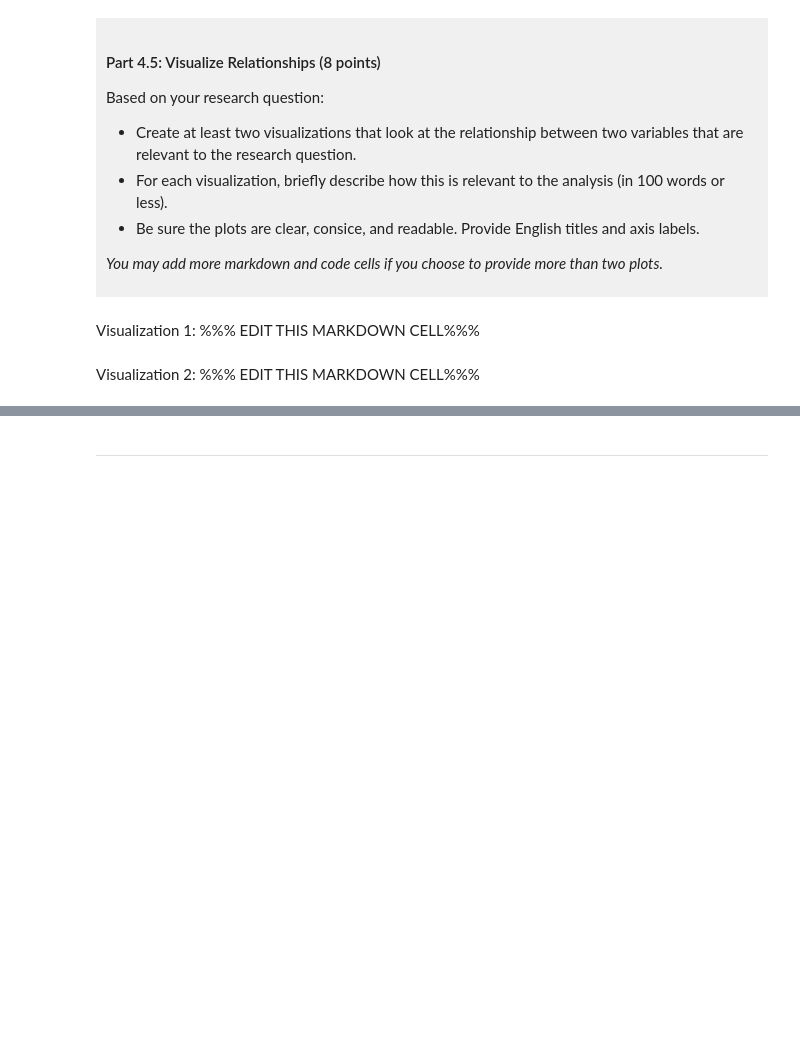
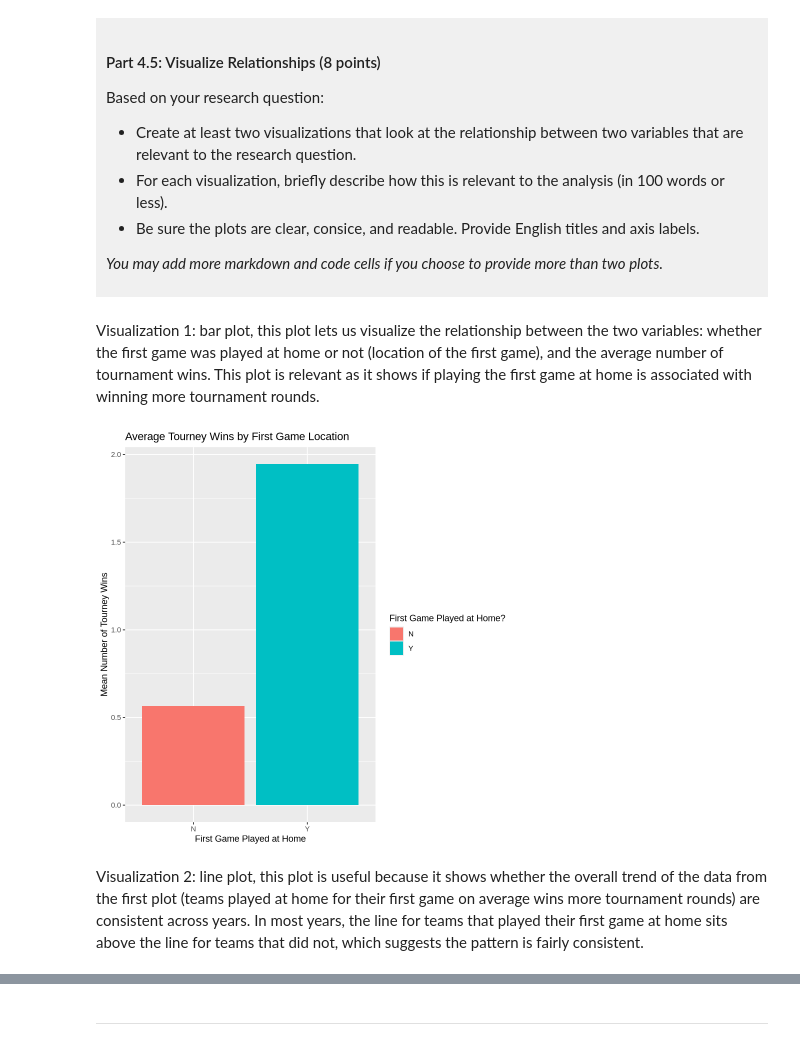
Before and after one commit to dy581/DSCI-100-Project-Dayun-Choi, a Jupyter notebook: dsci-100-project-notebook.ipynb, the cells around one changed output, grey strips where cells are left out. Cells and saved outputs as stored; diff of their text form; code cells hidden in the pictures; blank space fills up the shorter version.

```diff
--- a/dsci-100-project-notebook.ipynb
+++ b/dsci-100-project-notebook.ipynb
@@ -325,9 +367,15 @@ Based on your research question:
 *You may add more markdown and code cells if you choose to provide more than two plots.*
 </div>
 # %% [markdown]
-Visualization 1: %%% EDIT THIS MARKDOWN CELL%%%
+Visualization 1: bar plot, this plot lets us visualize the relationship between the two variables: whether the first game was played at home or not (location of the first game), and the average number of tournament wins. This plot is relevant as it shows if playing the first game at home is associated with winning more tournament rounds.
 # %%
-### EDIT THIS CODE CELL FOR VISUALIZATION 1###
+plot1 <- tidy_wmbb |>
+group_by(first_game_at_home) |>
+summarize(mean_wins = mean(tourney_wins, na.rm = TRUE)) |> ggplot(aes(x = first_game_at_home, y = mean_wins, fill = first_game_at_home)) + geom_col() +
+labs(title = "Average Tourney Wins by First Game Location", x = "First Game Played at Home", y = "Mean Number of Tourney Wins", fill = "First Game Played at Home?")
+plot1
+# %% [output]
+[figure, added]
 # %% [markdown]
-Visualization 2: %%% EDIT THIS MARKDOWN CELL%%%
+Visualization 2: line plot, this plot is useful because it shows whether the overall trend of the data from the first plot (teams played at home for their first game on average wins more tournament rounds) are consistent across years. In most years, the line for teams that played their first game at home sits above the line for teams that did not, which suggests the pattern is fairly consistent.
 # %%
```
Also changed, not shown: parts of 9 cells of this notebook.
